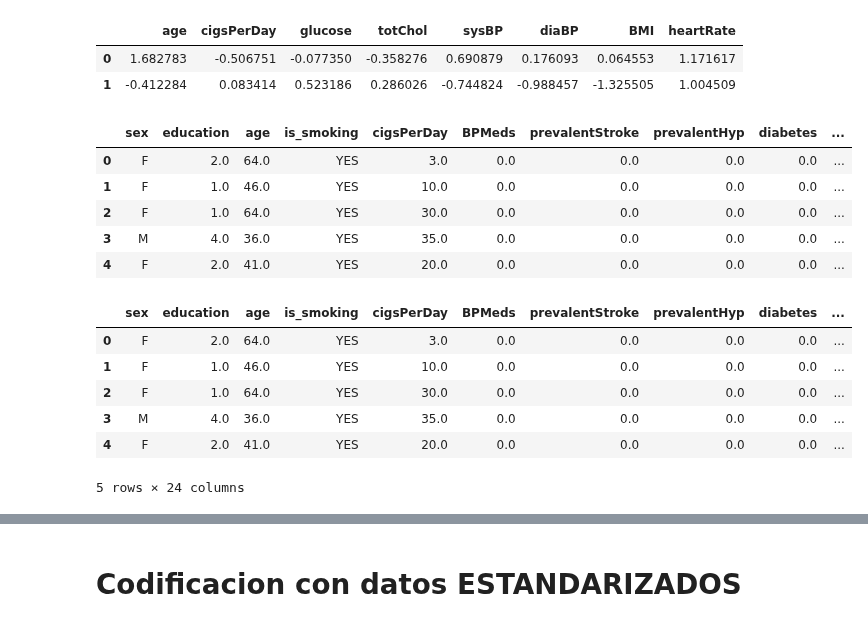
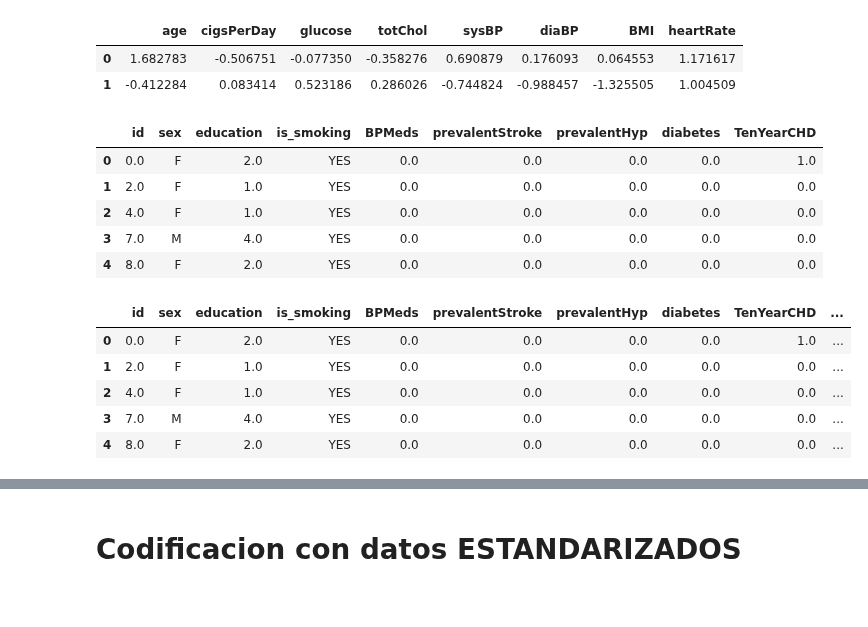
Before and after one commit to Adalab/DA-modulo-3-sprint-1-ana-anak, a Jupyter notebook: regresion-logistica/02-RLOG_Preprocesado.ipynb, the cells around one changed output, grey strips where cells are left out. Cells and saved outputs as stored; diff of their text form; code cells hidden in the pictures.

```diff
--- a/regresion-logistica/02-RLOG_Preprocesado.ipynb
+++ b/regresion-logistica/02-RLOG_Preprocesado.ipynb
@@ -86,7 +86,3 @@ df.head()
 | 2 | 4.0 | F | 1.0 | 64.0 | YES | 30.0 | 0.0 | 0.0 | 0.0 | ... |
 | 3 | 7.0 | M | 4.0 | 36.0 | YES | 35.0 | 0.0 | 0.0 | 0.0 | ... |
 | 4 | 8.0 | F | 2.0 | 41.0 | YES | 20.0 | 0.0 | 0.0 | 0.0 | ... |
-# %%
-# nos hacemos una copia del df que acabamos de cargar
-
-df = df.copy()
@@ -131,26 +129,25 @@ numericas_estandar.head(2)
 # %%
 # dropeamos las columnas sin estandarizar
 
-df.drop(["id"], axis = 1, inplace=True)
+df.drop(['age',	'cigsPerDay',	'glucose'	,'totChol',	'sysBP'	,'diaBP',	'BMI',	'heartRate'], axis = 1, inplace=True)
 df.head()
 # %% [output]
-|  | sex | education | age | is_smoking | cigsPerDay | BPMeds | prevalentStroke | prevalentHyp | diabetes | ... |
-| 0 | F | 2.0 | 64.0 | YES | 3.0 | 0.0 | 0.0 | 0.0 | 0.0 | ... |
-| 1 | F | 1.0 | 46.0 | YES | 10.0 | 0.0 | 0.0 | 0.0 | 0.0 | ... |
-| 2 | F | 1.0 | 64.0 | YES | 30.0 | 0.0 | 0.0 | 0.0 | 0.0 | ... |
-| 3 | M | 4.0 | 36.0 | YES | 35.0 | 0.0 | 0.0 | 0.0 | 0.0 | ... |
-| 4 | F | 2.0 | 41.0 | YES | 20.0 | 0.0 | 0.0 | 0.0 | 0.0 | ... |
+|  | id | sex | education | is_smoking | BPMeds | prevalentStroke | prevalentHyp | diabetes | TenYearCHD |
+| 0 | 0.0 | F | 2.0 | YES | 0.0 | 0.0 | 0.0 | 0.0 | 1.0 |
+| 1 | 2.0 | F | 1.0 | YES | 0.0 | 0.0 | 0.0 | 0.0 | 0.0 |
+| 2 | 4.0 | F | 1.0 | YES | 0.0 | 0.0 | 0.0 | 0.0 | 0.0 |
+| 3 | 7.0 | M | 4.0 | YES | 0.0 | 0.0 | 0.0 | 0.0 | 0.0 |
+| 4 | 8.0 | F | 2.0 | YES | 0.0 | 0.0 | 0.0 | 0.0 | 0.0 |
 # %%
-# lo unomos al dataframe original
+# lo unimos al dataframe original
 
 df = pd.concat([df, numericas_estandar], axis = 1)
 # chequeamos que esta todo bien
 df.head()
 # %% [output]
-|  | sex | education | age | is_smoking | cigsPerDay | BPMeds | prevalentStroke | prevalentHyp | diabetes | ... |
-| 0 | F | 2.0 | 64.0 | YES | 3.0 | 0.0 | 0.0 | 0.0 | 0.0 | ... |
-| 1 | F | 1.0 | 46.0 | YES | 10.0 | 0.0 | 0.0 | 0.0 | 0.0 | ... |
-| 2 | F | 1.0 | 64.0 | YES | 30.0 | 0.0 | 0.0 | 0.0 | 0.0 | ... |
-| 3 | M | 4.0 | 36.0 | YES | 35.0 | 0.0 | 0.0 | 0.0 | 0.0 | ... |
-| 4 | F | 2.0 | 41.0 | YES | 20.0 | 0.0 | 0.0 | 0.0 | 0.0 | ... |
+|  | id | sex | education | is_smoking | BPMeds | prevalentStroke | prevalentHyp | diabetes | TenYearCHD | ... |
+| 0 | 0.0 | F | 2.0 | YES | 0.0 | 0.0 | 0.0 | 0.0 | 1.0 | ... |
+| 1 | 2.0 | F | 1.0 | YES | 0.0 | 0.0 | 0.0 | 0.0 | 0.0 | ... |
+| 2 | 4.0 | F | 1.0 | YES | 0.0 | 0.0 | 0.0 | 0.0 | 0.0 | ... |
+| 3 | 7.0 | M | 4.0 | YES | 0.0 | 0.0 | 0.0 | 0.0 | 0.0 | ... |
+| 4 | 8.0 | F | 2.0 | YES | 0.0 | 0.0 | 0.0 | 0.0 | 0.0 | ... |
-5 rows × 24 columns
```
Also changed, not shown: parts of 62 cells of this notebook, 2 other files.
